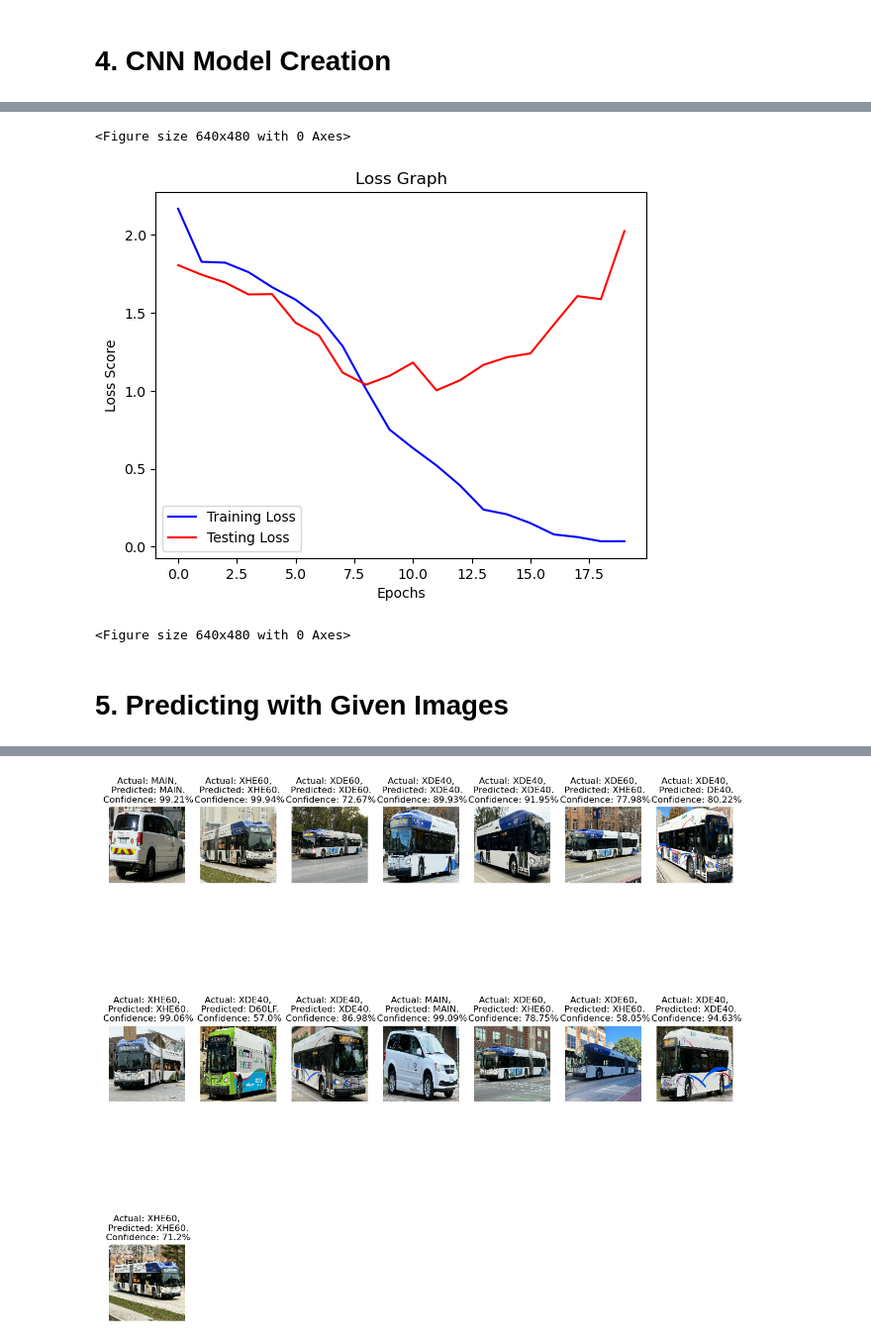
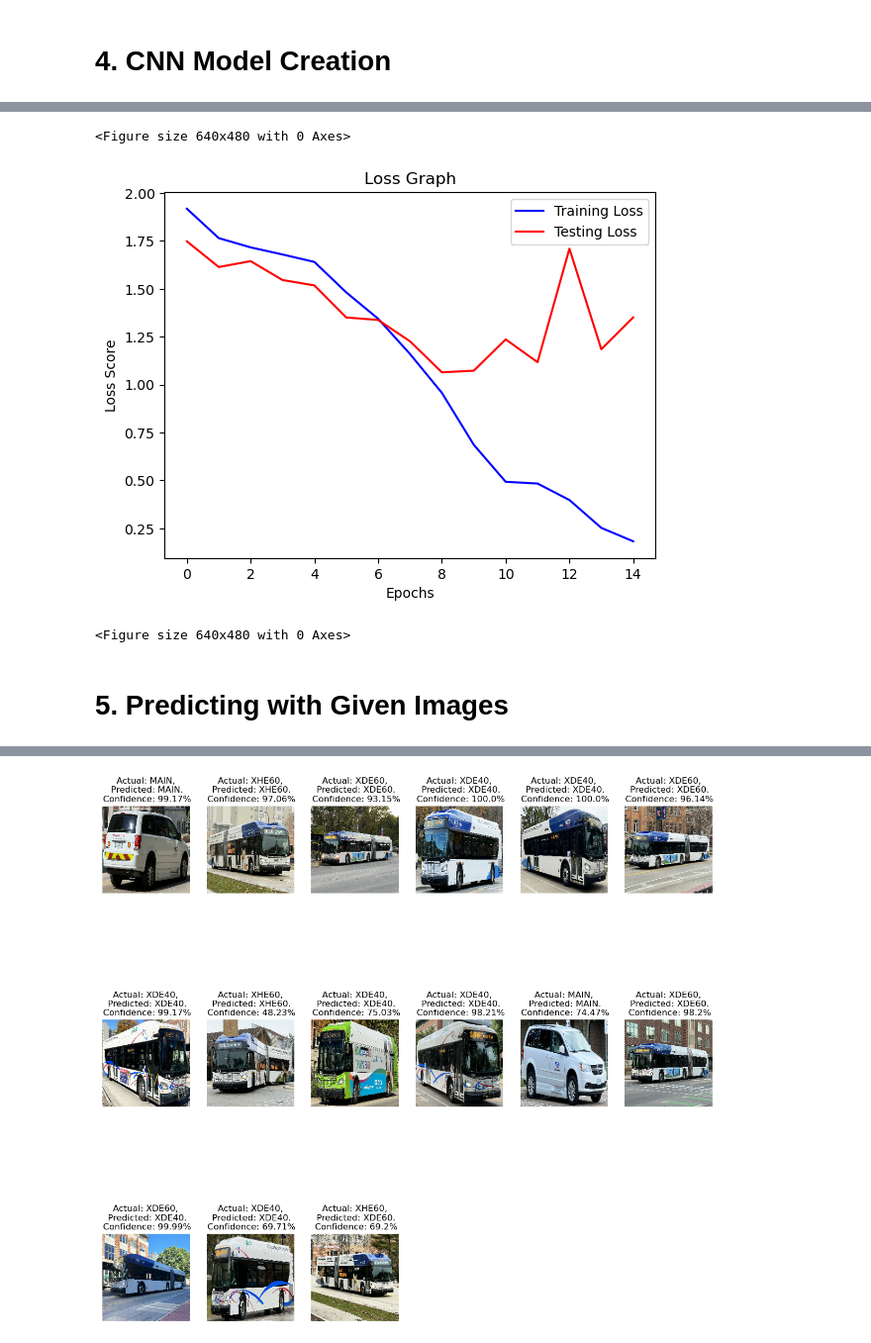
Before and after one commit to lotlouischoitslab/CUMTD_Bus_Analysis_Classification, a Jupyter notebook: Bus_Classification.ipynb, the cells around one changed output, grey strips where cells are left out. Shown at 99% size. Saved outputs shown, nothing was run; the diff lists cells and outputs as text; code cells hidden in the pictures.

```diff
--- a/Bus_Classification.ipynb
+++ b/Bus_Classification.ipynb
@@ -147,20 +147,20 @@ normalization_layer = layers.experimental.preprocessing.Rescaling(1./255)
 # 4. CNN Model Creation
 # %%
 num_classes = 8
-epochs = 20
+epochs = 15
 model = Sequential([
   layers.experimental.preprocessing.Rescaling(1./255, input_shape=(img_height, img_width, 3)),
   layers.Conv2D(16, 3, padding='same', activation='relu'),
   layers.MaxPooling2D(),
+  layers.Conv2D(32, 3, padding='same', activation='relu'),
+  layers.MaxPooling2D(),
   layers.Conv2D(64, 3, padding='same', activation='relu'),
-  layers.MaxPooling2D(),
-  layers.Conv2D(32, 3, padding='same', activation='relu'),
   layers.MaxPooling2D(),
   layers.Conv2D(128, 3, padding='same', activation='relu'),
   layers.MaxPooling2D(),
   layers.Conv2D(256, 3, padding='same', activation='relu'),
   layers.MaxPooling2D(),
   layers.Flatten(),
-  layers.Dense(512, activation='relu'),
+  layers.Dense(256, activation='relu'),
   layers.Dense(num_classes, activation='softmax'),
 ])
@@ -242,7 +242,7 @@ plt.savefig('loss.png')
 plt.figure()
 # %% [output]
 <Figure size 640x480 with 0 Axes>
-[figure, old version]
+[figure, new version]
 <Figure size 640x480 with 0 Axes>
 # %% [markdown]
 # 5. Predicting with Given Images
@@ -260,7 +260,7 @@ def predict(model, img):
 plt.figure(figsize=(15, 15))
 for images, labels in val_data.take(1):
     for i in range(15):
-        ax = plt.subplot(3, 7, i + 1)
+        ax = plt.subplot(3, 6, i + 1)
         plt.imshow(images[i].numpy().astype('uint8'))
 
         predicted_class, confidence = predict(model, images[i].numpy())
@@ -287 +287 @@ for images, labels in val_data.take(1):
-[figure, old version]
+[figure, new version]
```
Also changed, not shown: parts of 7 cells of this notebook, 4 other files.
